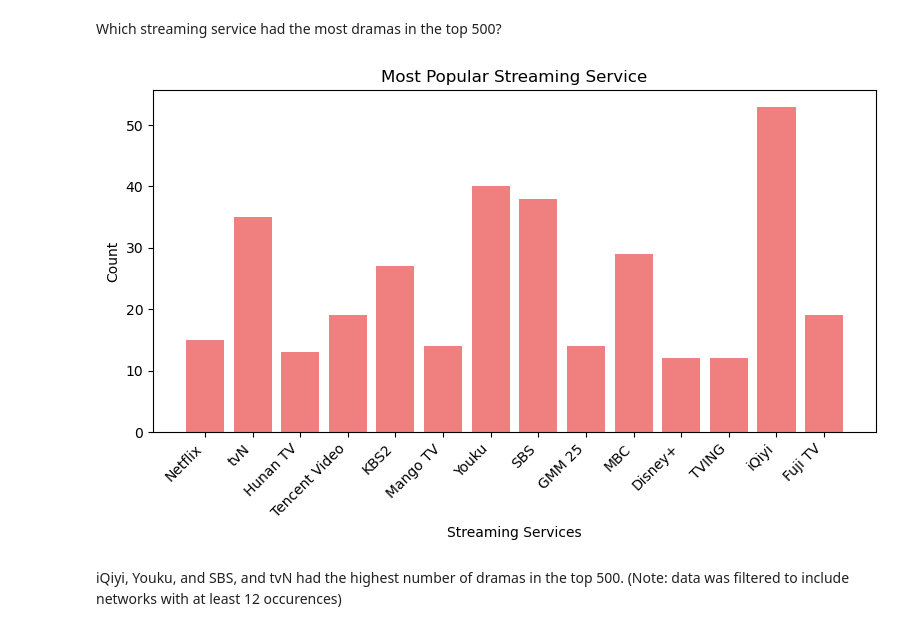
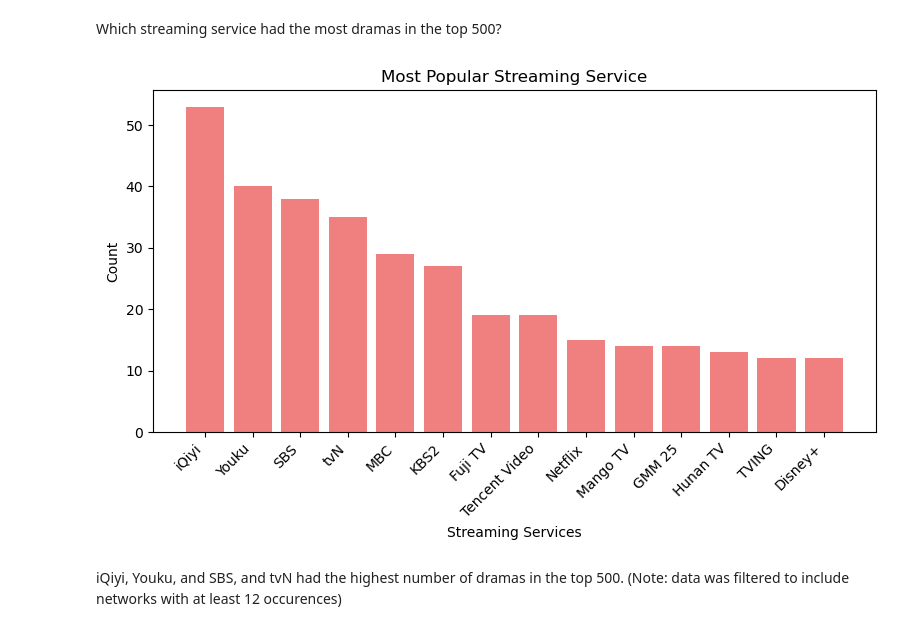
Before and after one commit to camilla47/KoreanDramaRankings, a Jupyter notebook: code/eda.ipynb, the cells around one changed output. Saved outputs shown, nothing was run; the diff lists cells and outputs as text; code cells hidden in the pictures.

```diff
--- a/code/eda.ipynb
+++ b/code/eda.ipynb
@@ -166,29 +166,30 @@ Which streaming service had the most dramas in the top 500?
 # %%
 genres_cols = df.iloc[:, 40:]
 column_sums = genres_cols.sum()
 selected_columns = column_sums[column_sums >= 12]
+selected_columns_sorted = selected_columns.sort_values(ascending=False)
 
-bar_keys = list(selected_columns.keys())
-bar_values = list(selected_columns)
+bar_keys = list(selected_columns_sorted.keys())
+bar_values = list(selected_columns_sorted)
 
 plt.figure(figsize=(8, 5))  # Setting figure size
 
 # Creating bar plot using bar function with converted lists
 plt.bar(bar_keys, bar_values, color='lightcoral')
 
 # Adding labels and title
 plt.xlabel('Streaming Services')
 plt.ylabel('Count')
 plt.title('Most Popular Streaming Service')
 
 # Rotating x-axis labels for better readability (optional)
 plt.xticks(rotation=45, ha='right')
 
 # Displaying the plot
 plt.tight_layout()
 plt.show()
 # %% [output]
-[figure, old version]
+[figure, new version]
 # %% [markdown]
 iQiyi, Youku, and SBS, and tvN had the highest number of dramas in the top 500. (Note: data was filtered to include networks with at least 12 occurences)
 # %% [markdown]
```
Also changed, not shown: parts of 1 cell of this notebook, 2 other files.
